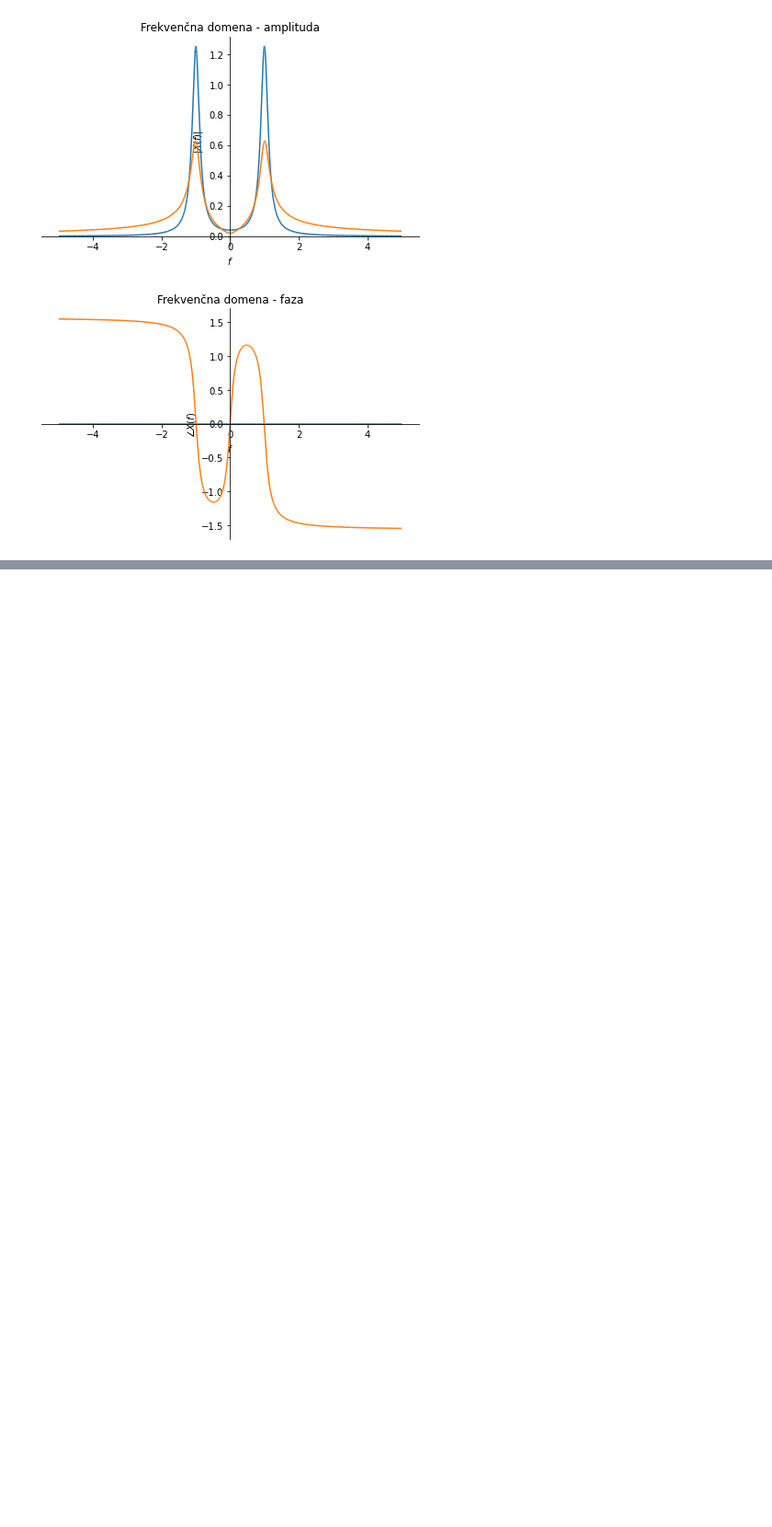
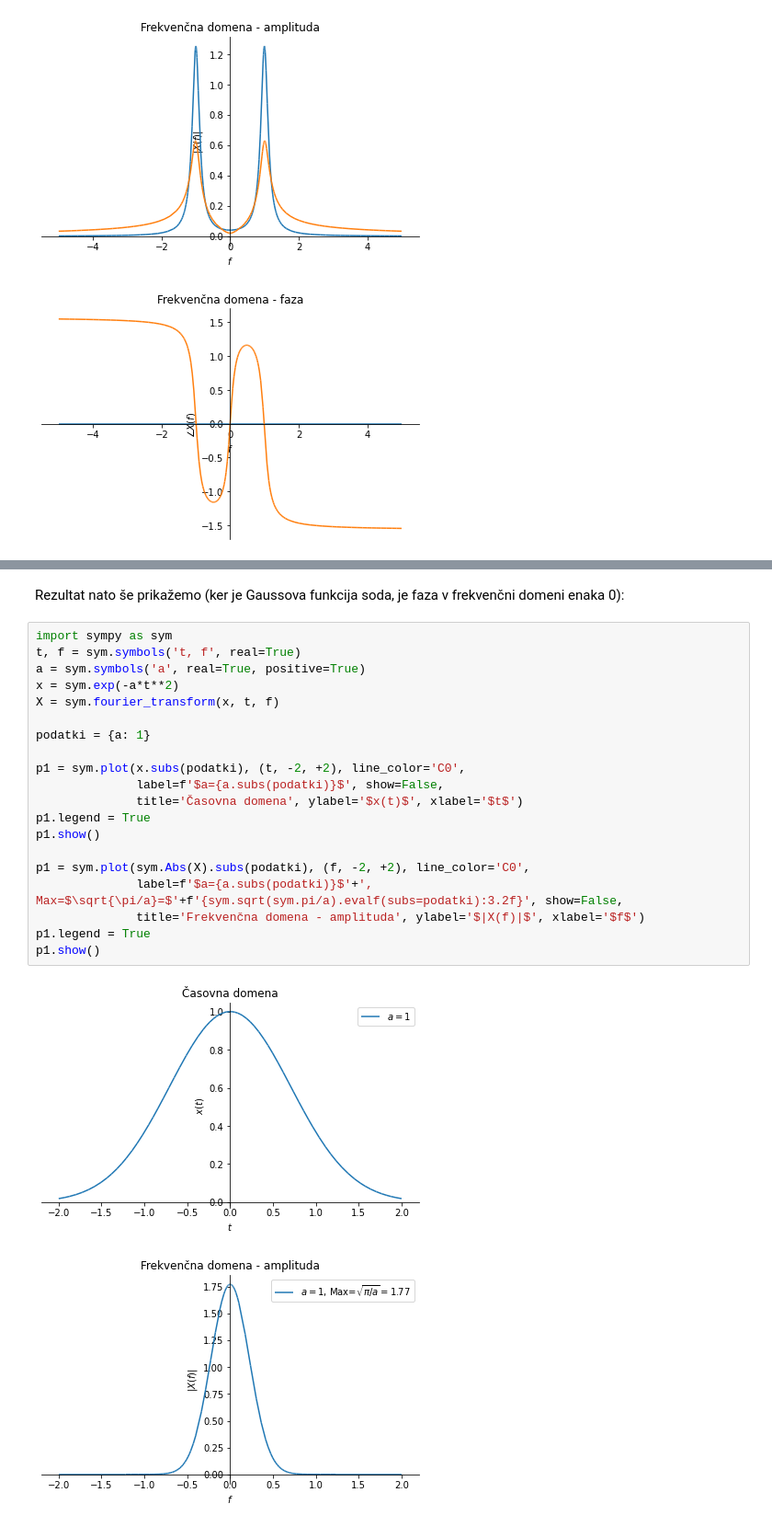
Before and after one commit to jankoslavic/procesiranje_signalov, a Jupyter notebook: _sources/notebooks/03 - Fourierova integralska transformacija in zvezni linearni sistemi.ipynb, the cells around one changed output, grey strips where cells are left out. Shown: that part at 92% size. Cells and saved outputs as stored; diff of their text form; blank space fills up the shorter version.

```diff
--- a/_sources/notebooks/03 - Fourierova integralska transformacija in zvezni linearni sistemi.ipynb
+++ b/_sources/notebooks/03 - Fourierova integralska transformacija in zvezni linearni sistemi.ipynb
@@ -380,0 +404,25 @@ p1.show()
+# %% [markdown]
+Rezultat nato še prikažemo (ker je Gaussova funkcija soda, je faza v frekvenčni domeni enaka 0):
+# %%
+import sympy as sym
+t, f = sym.symbols('t, f', real=True)
+a = sym.symbols('a', real=True, positive=True)
+x = sym.exp(-a*t**2)
+X = sym.fourier_transform(x, t, f)
+
+podatki = {a: 1}
+
+p1 = sym.plot(x.subs(podatki), (t, -2, +2), line_color='C0',
+              label=f'$a={a.subs(podatki)}$', show=False,
+              title='Časovna domena', ylabel='$x(t)$', xlabel='$t$')
+p1.legend = True
+p1.show()
+
+p1 = sym.plot(sym.Abs(X).subs(podatki), (f, -2, +2), line_color='C0',
+              label=f'$a={a.subs(podatki)}$'+', Max=$\sqrt{\pi/a}=$'+f'{sym.sqrt(sym.pi/a).evalf(subs=podatki):3.2f}', show=False,
+              title='Frekvenčna domena - amplituda', ylabel='$|X(f)|$', xlabel='$f$')
+p1.legend = True
+p1.show()
+# %% [output]
+[figure, added]
+[figure, added]
```
Also changed, not shown: parts of 2 cells of this notebook, 12 other files.
